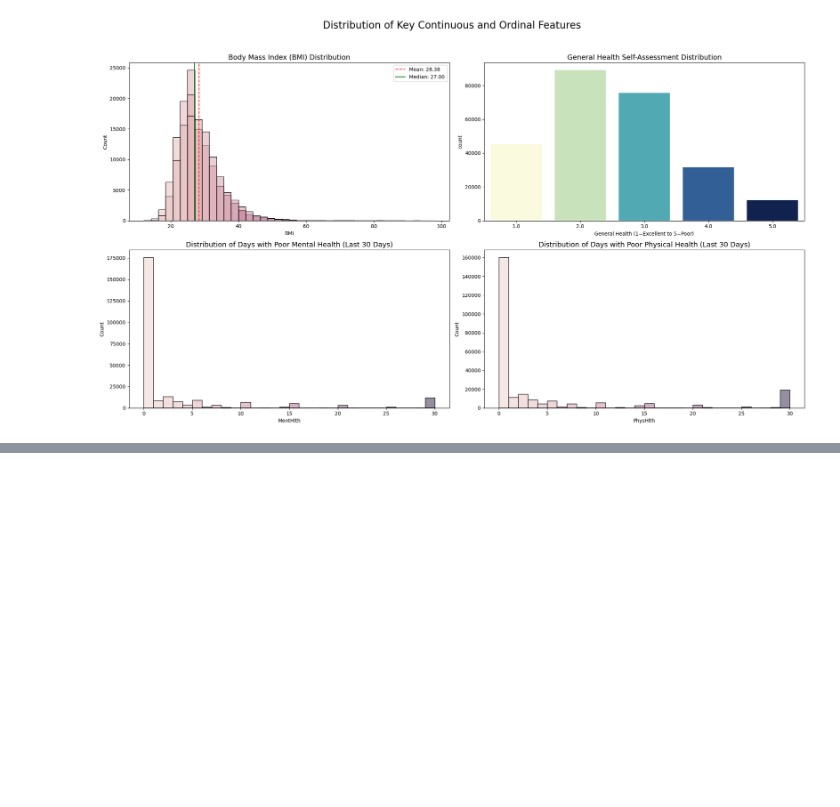
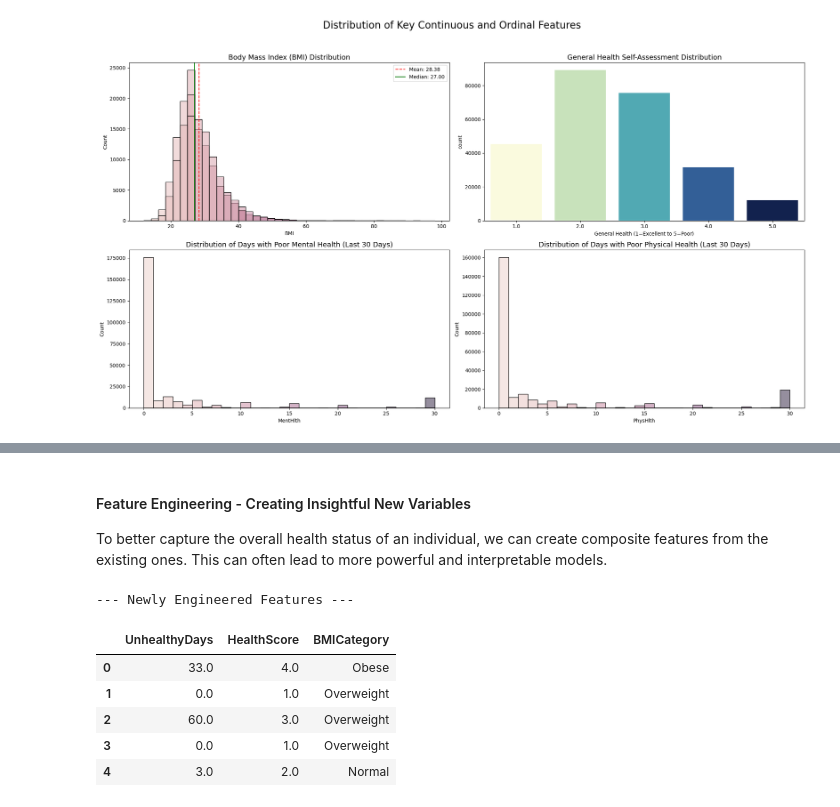
Before and after one commit to thekushak0003/Healthcare-Analytics, a Jupyter notebook: Health-Intellect/analysis_01.ipynb, the cells around one changed output, grey strips where cells are left out. Saved outputs shown, nothing was run; the diff lists cells and outputs as text; code cells hidden in the pictures; blank space fills up the shorter version.

```diff
--- a/Health-Intellect/analysis_01.ipynb
+++ b/Health-Intellect/analysis_01.ipynb
@@ -155,0 +230,34 @@ plt.show()
+# %% [markdown]
+#### Feature Engineering - Creating Insightful New Variables
+
+To better capture the overall health status of an individual, we can create composite features from the existing ones. This can often lead to more powerful and interpretable models.
+# %%
+# Combining poor mental and physical health days
+df['UnhealthyDays']=df['MentHlth']+df['PhysHlth']
+
+# 'HealthScore' - a composite score based on major risk factors
+df['HealthScore']=df['HighBP']+df['HighChol']+df['Smoker']+df['Stroke']+df['HeartDiseaseorAttack']+df['DiffWalk']
+
+# 'BMICategory' based on standard health guidelines
+def get_bmi_category(bmi):
+    if bmi < 18.5:
+        return 'Underweight'
+    elif 18.5 <= bmi < 25:
+        return 'Normal'
+    elif 25 <= bmi < 30:
+        return 'Overweight'
+    else:
+        return 'Obese'
+
+df['BMICategory']=df['BMI'].apply(get_bmi_category)
+
+print("--- Newly Engineered Features ---")
+display(df[['UnhealthyDays','HealthScore','BMICategory']].head())
+# %% [output]
+--- Newly Engineered Features ---
+|  | UnhealthyDays | HealthScore | BMICategory |
+| 0 | 33.0 | 4.0 | Obese |
+| 1 | 0.0 | 1.0 | Overweight |
+| 2 | 60.0 | 3.0 | Overweight |
+| 3 | 0.0 | 1.0 | Overweight |
+| 4 | 3.0 | 2.0 | Normal |
```
Also changed, not shown: parts of 11 cells of this notebook.
